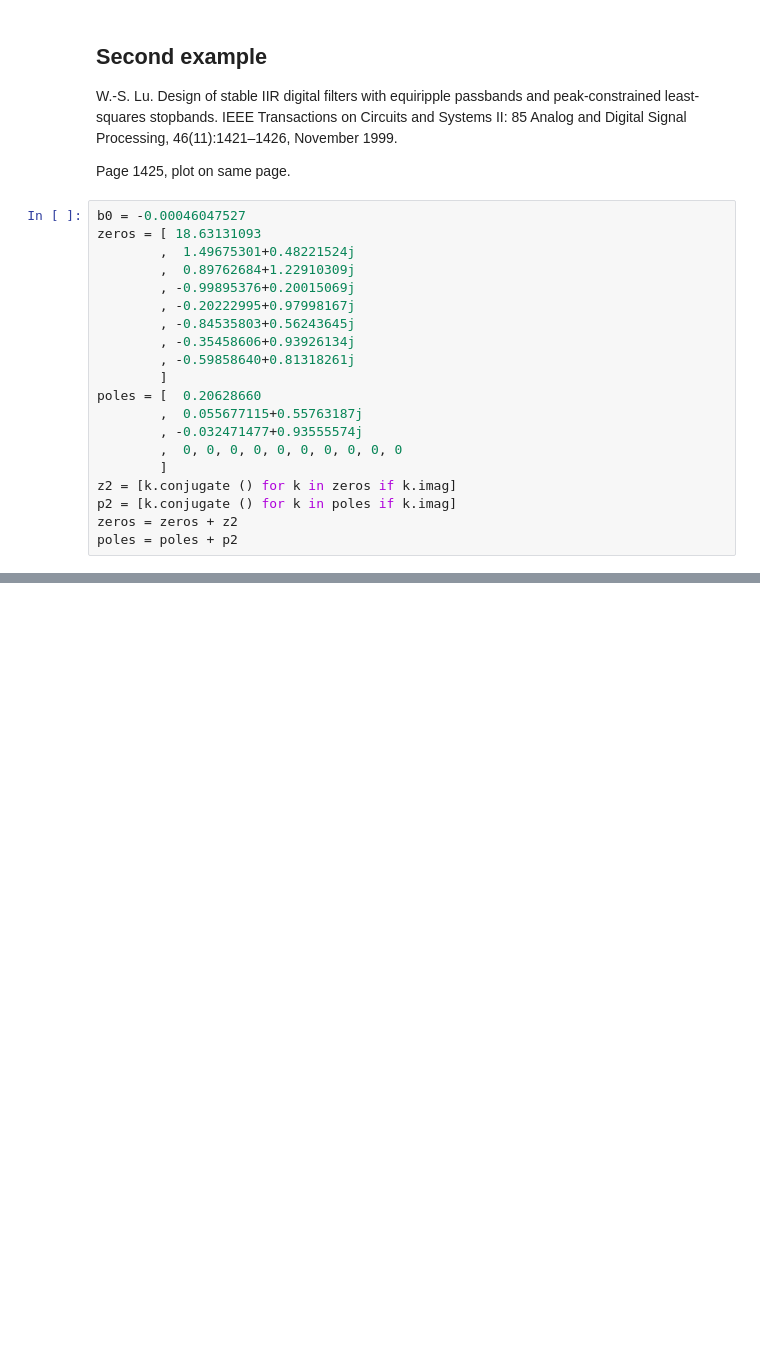
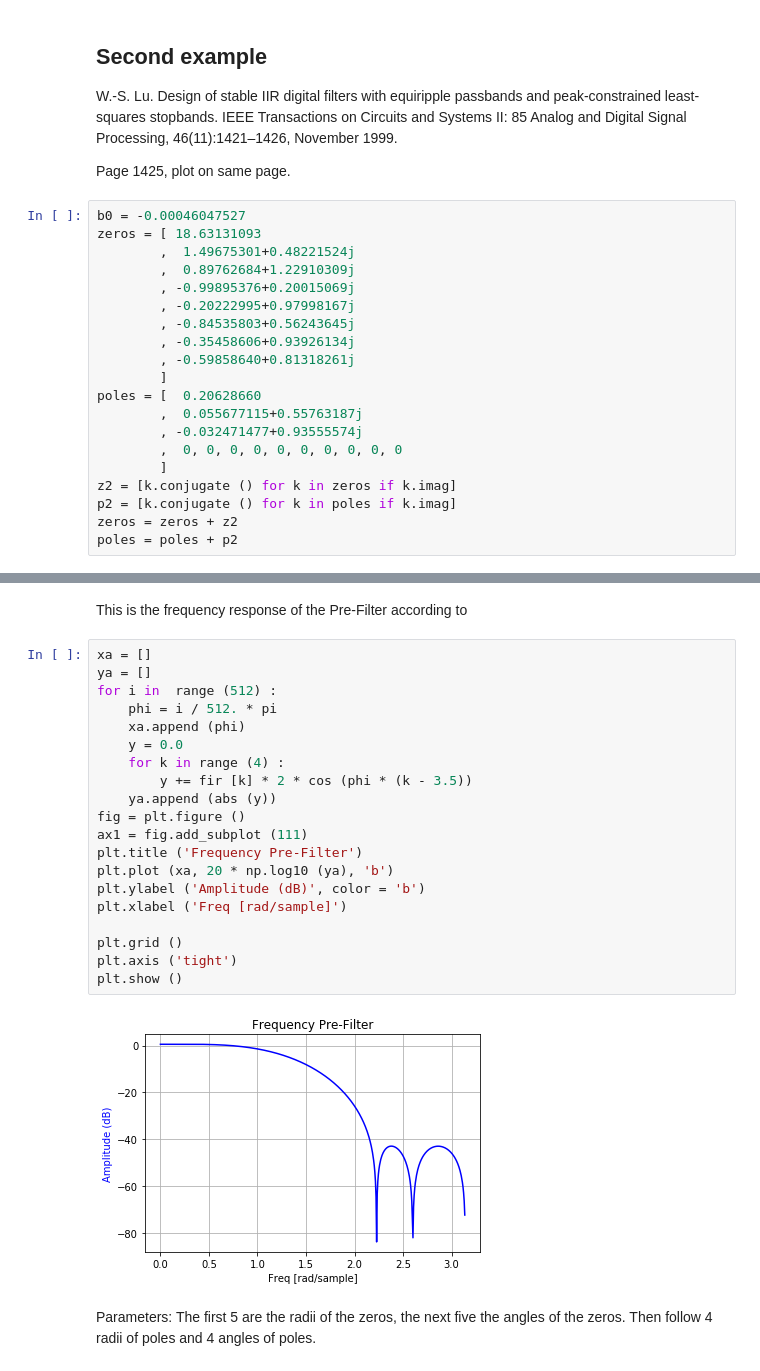
Before and after one commit to schlatterbeck/filter-optimizer, a Jupyter notebook: IIR_Filter.ipynb, the cells around one changed output, grey strips where cells are left out. Cells and saved outputs as stored; diff of their text form; blank space fills up the shorter version.

```diff
--- a/IIR_Filter.ipynb
+++ b/IIR_Filter.ipynb
@@ -98,0 +151,28 @@ plotit (w, h)
+# %% [markdown]
+This is the frequency response of the Pre-Filter according to
+# %%
+xa = []
+ya = []
+for i in  range (512) :
+    phi = i / 512. * pi
+    xa.append (phi)
+    y = 0.0
+    for k in range (4) :
+        y += fir [k] * 2 * cos (phi * (k - 3.5))
+    ya.append (abs (y))
+fig = plt.figure ()
+ax1 = fig.add_subplot (111)
+plt.title ('Frequency Pre-Filter')
+plt.plot (xa, 20 * np.log10 (ya), 'b')
+plt.ylabel ('Amplitude (dB)', color = 'b')
+plt.xlabel ('Freq [rad/sample]')
+
+plt.grid ()
+plt.axis ('tight')
+plt.show ()
+# %% [output]
+[figure, added]
+# %% [markdown]
+Parameters:
+The first 5 are the radii of the zeros, the next five the angles of the zeros.
+Then follow 4 radii of poles and 4 angles of poles.
```
Also changed, not shown: parts of 17 cells of this notebook.
